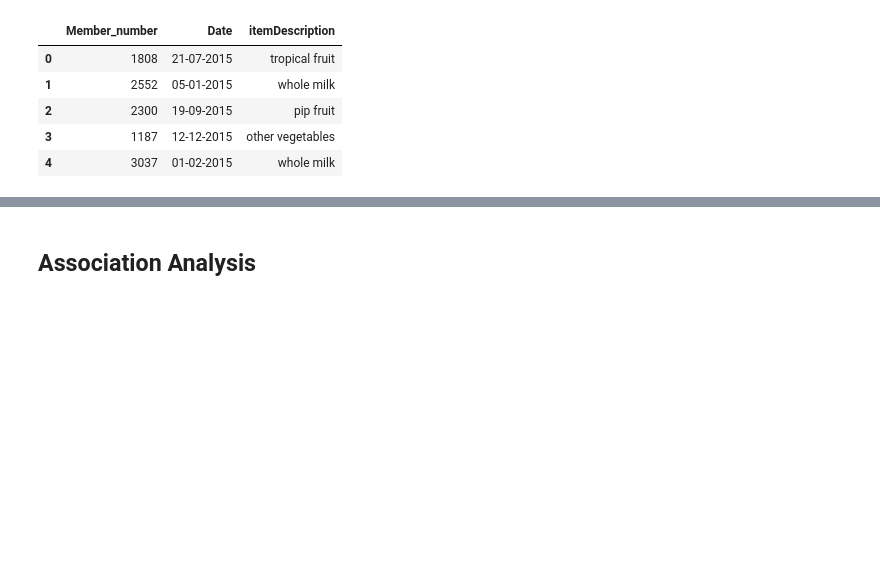
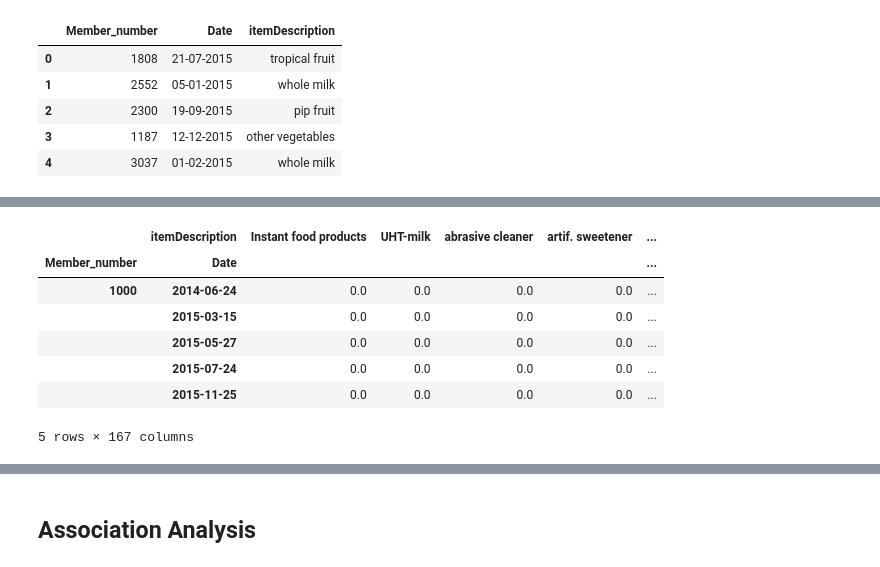
Before and after one commit to intelspeedstep/IDS748, a Jupyter notebook: Groceries Association Analysis.ipynb, the cells around one changed output, grey strips where cells are left out. Saved outputs shown, nothing was run; the diff lists cells and outputs as text; code cells hidden in the pictures; blank space fills up the shorter version.

```diff
--- a/Groceries Association Analysis.ipynb
+++ b/Groceries Association Analysis.ipynb
@@ -42,3 +42,7 @@ df.head()
 | 2 | 2300 | 19-09-2015 | pip fruit |
 | 3 | 1187 | 12-12-2015 | other vegetables |
 | 4 | 3037 | 01-02-2015 | whole milk |
+# %%
+# change date to date object
+df['Date'] = pd.to_datetime(df.Date)
+df.info()
@@ -44,0 +60,4 @@ df.head()
+# %%
+# sorting by member_number and date
+df = df.sort_values(by = ['Member_number', 'Date'])
+df.head()
@@ -44,0 +71,4 @@ df.head()
+# %%
+# dropping dumplicates
+df = df.drop_duplicates()
+df.info()
@@ -44,0 +86,4 @@ df.head()
+# %%
+# add quantity variable
+df['Quantity'] = 1
+df.head()
@@ -44,0 +97,14 @@ df.head()
+# %%
+# Creating transactions
+df = df.pivot_table(index = ['Member_number', 'Date'],
+                    columns='itemDescription', values='Quantity', aggfunc= 'sum').fillna(0)
+df.head()
+# %% [output]
+|  | itemDescription | Instant food products | UHT-milk | abrasive cleaner | artif. sweetener | ... |
+| Member_number | Date |  |  |  |  | ... |
+| 1000 | 2014-06-24 | 0.0 | 0.0 | 0.0 | 0.0 | ... |
+|  | 2015-03-15 | 0.0 | 0.0 | 0.0 | 0.0 | ... |
+|  | 2015-05-27 | 0.0 | 0.0 | 0.0 | 0.0 | ... |
+|  | 2015-07-24 | 0.0 | 0.0 | 0.0 | 0.0 | ... |
+|  | 2015-11-25 | 0.0 | 0.0 | 0.0 | 0.0 | ... |
+5 rows × 167 columns
```
Also changed, not shown: parts of 14 cells of this notebook.
